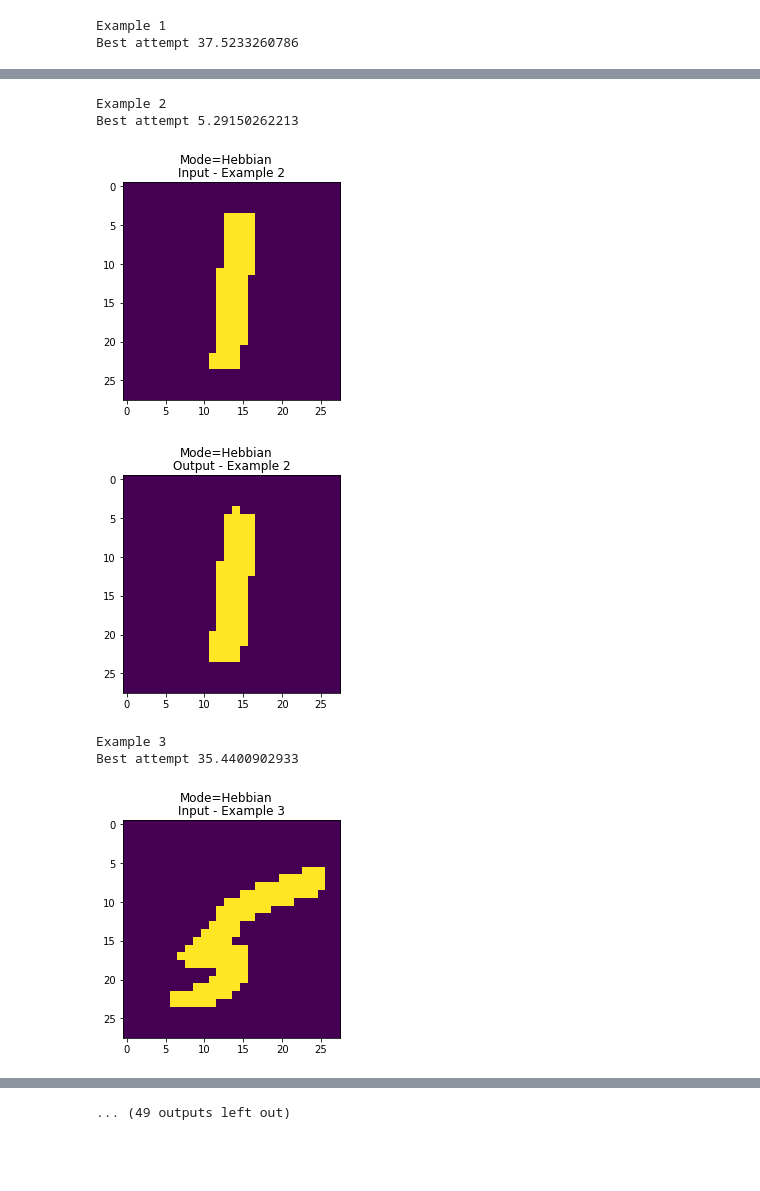
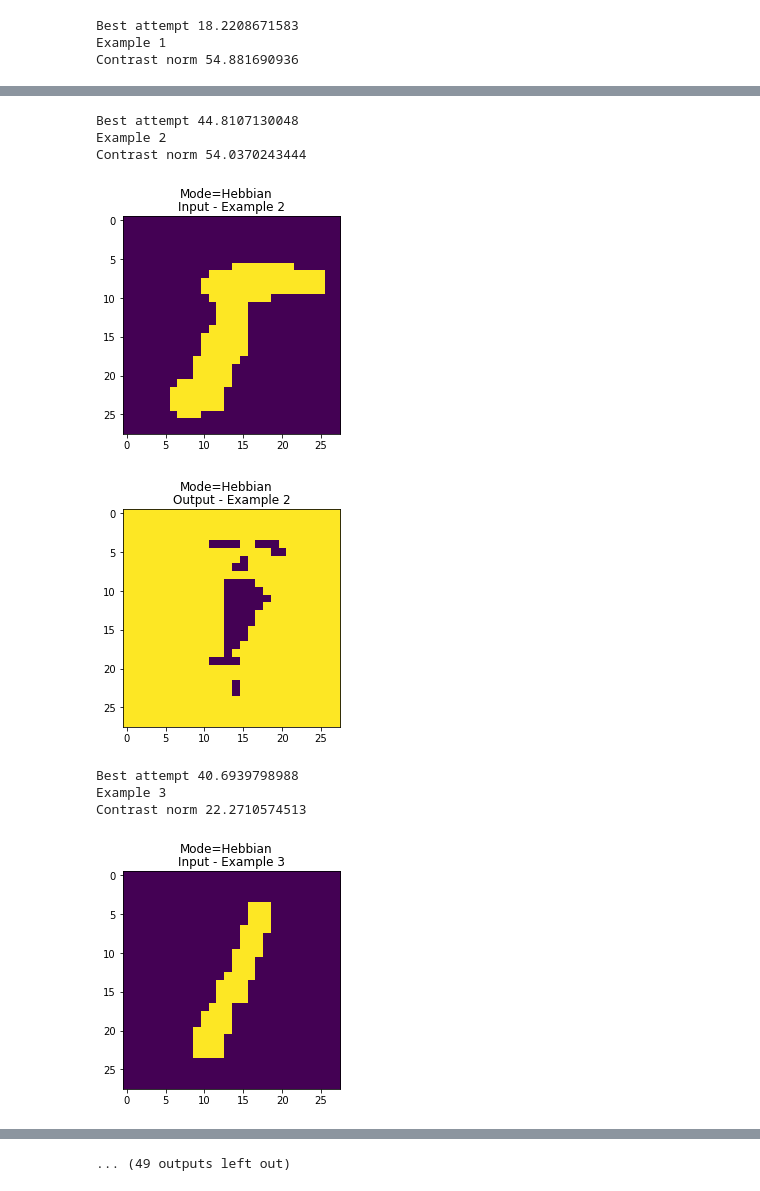
Before and after one commit to baghadiya/comp4107-a3, a Jupyter notebook: a3q1.ipynb, the cells around one changed output, grey strips where cells are left out. Saved outputs shown, nothing was run; the diff lists cells and outputs as text; code cells hidden in the pictures; blank space fills up the shorter version.

```diff
--- a/a3q1.ipynb
+++ b/a3q1.ipynb
@@ -12,12 +12,22 @@ ones = mnist.data[targets.index(1):targets.index(2)]
 ones = [[1 if p > 0 else -1 for p in v] for v in ones]
 ones = [(x, 1) for x in ones]
 
+random.shuffle(ones)
+
 fives = mnist.data[targets.index(5):targets.index(6)]
 fives = [[1 if p > 0 else -1 for p in v] for v in fives]
 fives = [(x, 5) for x in fives]
 
-dataset = ones + fives
+random.shuffle(fives)
 
-random.shuffle(dataset)
+training_set_hebb = ones[:3] + fives[:3]
+training_set_sto = ones[30:230] + fives[30:230]
+
+random.shuffle(training_set_hebb)
+random.shuffle(training_set_sto)
+
+testing_set = ones[20:30] + fives[20:30]
+
+random.shuffle(testing_set)
 # %%
 hf_storkey = HopfieldNetwork(
@@ -26,7 +36,7 @@ hf_storkey = HopfieldNetwork(
 )
 # %%
 hf_hebbian = HopfieldNetwork(
-    train_dataset=dataset[:20],
+    train_dataset=training_set_hebb,
     mode='hebbian'
 )
 # %%
@@ -50,10 +60,21 @@ def show(img, title='', suptitle=''):
 
 def test(network, index, item, sup):
     print 'Example %s' % index
+
     image = np.array(item[0]).reshape(28, 28)
     result = np.array(network.activate(item[0])).reshape(28, 28)
 
-    attempts = [result, imrotate(result, angle=30.), imrotate(result, angle=-30.)]
+    label = item[1]
+
+    contrast = np.array(fives[0][0]).reshape(28, 28) if label == 1 else np.array(ones[0][0]).reshape(28, 28)
+
+    contrast_norm = np.linalg.norm(contrast - result)
+    print 'Contrast norm', contrast_norm
+    attempts = [
+        result,
+        imrotate(result, angle=30.),
+        imrotate(result, angle=-30.),
+    ]
 
     best_attempt = float('inf')
 
@@ -63,20 +84,20 @@ def test(network, index, item, sup):
             if attempt_norm < best_attempt:
                 best_attempt = attempt_norm
 
-    print 'Best attempt', best_attempt
-
     show(image, "Input - Example %s" % index, sup)
     show(result, "Output - Example %s" % index, sup)
 
-    return best_attempt
+    return best_attempt if best_attempt < contrast_norm else float('inf')
 # %%
 hebb_acc = 0.
 num_items = 20
-for index, image in enumerate(dataset[:num_items]):
+for index, image in enumerate(testing_set):
     norm = test(hf_hebbian, index, image, "Mode=Hebbian")
+    print 'Best attempt', norm
+
     if norm <= THRESHOLD:
         hebb_acc += 1
 
-print "Accuracy of the system with hebbian:", (hebb_acc / num_items)
+print "Accuracy of the system with hebbian:", (hebb_acc / len(testing_set))
 # %% [output]
 Example 0
@@ -86,2 +107,3 @@ Best attempt 38.8844441904
+Best attempt 18.2208671583
 Example 1
-Best attempt 37.5233260786
+Contrast norm 54.881690936
@@ -90,7 +112,9 @@ Best attempt 37.5233260786
+Best attempt 44.8107130048
 Example 2
-Best attempt 5.29150262213
+Contrast norm 54.0370243444
-[figure, old version]
+[figure, new version]
-[figure, old version]
+[figure, new version]
+Best attempt 40.6939798988
 Example 3
-Best attempt 35.4400902933
+Contrast norm 22.2710574513
-[figure, old version]
+[figure, new version]
```
Also changed, not shown: parts of 3 cells of this notebook, 2 other files.
